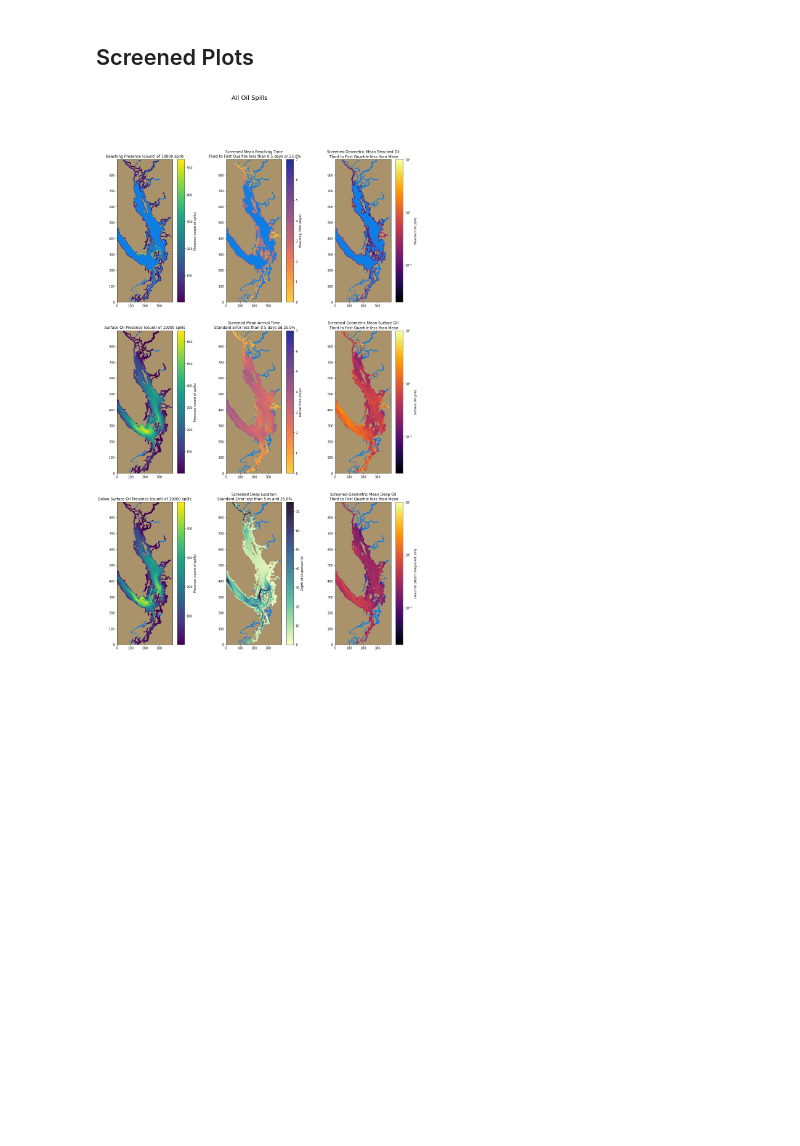
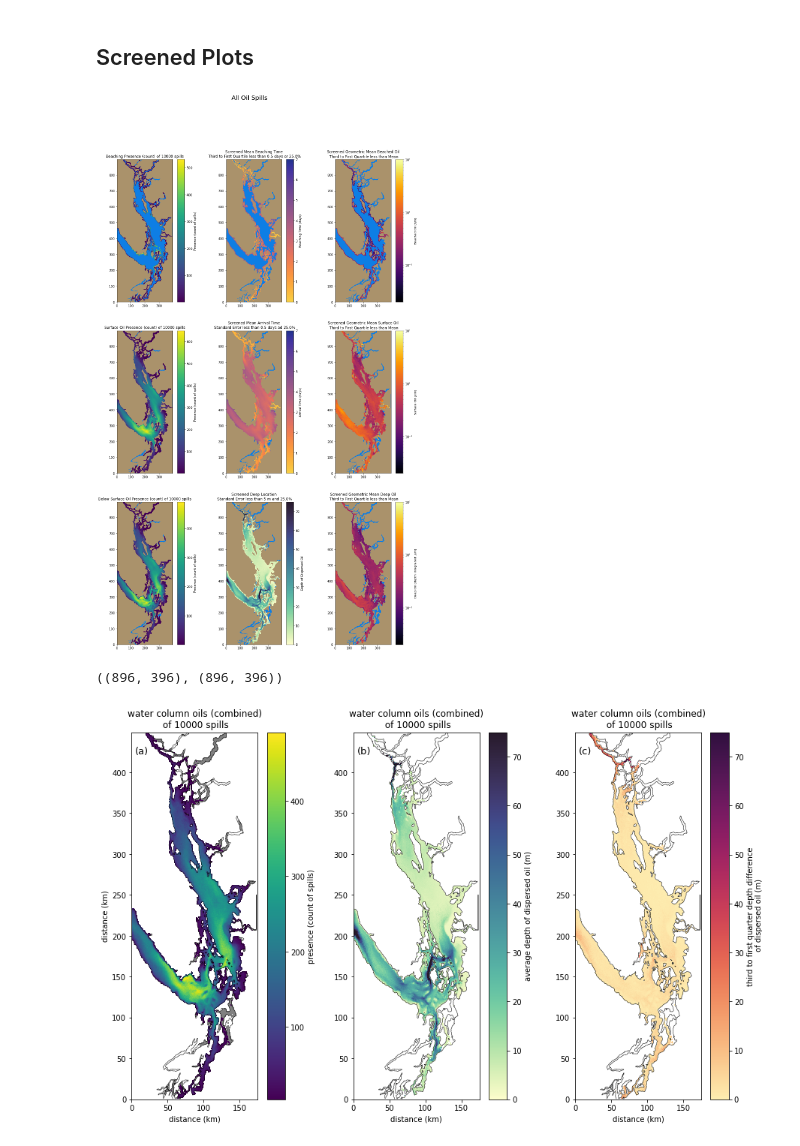
Before and after one commit to MIDOSS/Visualization, a Jupyter notebook: notebooks/Plot_Aggregates_oils_ErrorBnds.ipynb, the cells around one changed output. Cells and saved outputs as stored; diff of their text form; code cells hidden in the pictures; blank space fills up the shorter version.

Commit message:
Add explicit plotting of figure 4, paper 2'

```diff
--- a/notebooks/Plot_Aggregates_oils_ErrorBnds.ipynb
+++ b/notebooks/Plot_Aggregates_oils_ErrorBnds.ipynb
@@ -12,6 +13,8 @@ import numpy as np
 import xarray as xr
 
 %matplotlib inline
+# %%
+plt.rcParams.update({'font.size': 13})
 # %%
 thefile = '/data/sallen/MIDOSS/aggregated_spills_files/fiftieth_55_oils.nc'
 oil = xr.open_dataset(thefile)
@@ -433,9 +451,11 @@ print (location_25.shape)
 location = np.ma.masked_array(oil.deep_location[0]/(oil.deeppresence + eps),
                               (oil.deeppresence < need) | (
     (location_75 - location_25 > absol)
-    & (location_75 - location_25 > perol*oil.deep_location[0])))
+    & (location_75 - location_25 > perol*ma_deep_location)))
 
 ma_location_del = np.ma.masked_array(location_75 - location_25, oil.deeppresence < need)
+
+print (ma_deep_location.max())
 # %% [output]
 (50, 896, 396)
 (896, 396)
@@ -622,4 +643,64 @@ cb.set_label('Deep Oil (depth integrated: $\mu m$)')
 axs[2, 2].set_title(
     f'Screened Geometric Mean Deep Oil\n Third to First Quartile less than Mean');
 # %% [output]
-[figure, old version]
+[figure, new version]
+# %%
+location.shape, ma_deep_pres.shape
+# %% [output]
+((896, 396), (896, 396))
+# %%
+mylabels = ['(a)', '(b)', '(c)']
+
+fig, axs = plt.subplots(1, 3, figsize=(15, 9))
+
+minnum_spills = 4
+
+for iax, ax in enumerate(axs):
+    ax.contour(np.arange(jmin+1, jmax)*0.440, np.arange(imin+1, imax)*0.500, tmask[1:, 1:],
+              levels=[0.5], colors=['k'], linewidths=[0.5], zorder=5)
+    ax.set_ylim(imin*0.500, imax*0.500)
+    ax.set_xlim(jmin*0.44, jmax*0.44)
+    ax.set_aspect(aspect)
+    ax.set_xlabel('distance (km)')
+    ax.text(5, 420, mylabels[iax],
+            fontsize=13, verticalalignment='bottom',
+            )
+    ax.set_title(
+    f'water column oils (combined)\n of {oil.nofiles.values+smalloils} spills');
+axs[0].set_ylabel('distance (km)')
+
+
+cmap = copy.copy(plt.get_cmap('viridis'))
+cmap.set_under('grey')
+C = axs[0].pcolormesh(np.arange(jmin+1, jmax)*0.440, np.arange(imin+1, imax)*0.500, ma_deep_pres, zorder=2,
+                     vmin=minnum_spills, cmap=cmap)
+cb = fig.colorbar(C, ax=axs[0]);
+cb.set_label('presence (count of spills)')
+
+filter_location = copy.copy(location)
+filter_location[ma_deep_pres < minnum_spills] = -1
+
+cmap = copy.copy(cm.deep)
+cmap.set_under('w')
+C = axs[1].pcolormesh(np.arange(jmin+1, jmax)*0.440, np.arange(imin+1, imax)*0.500,
+     filter_location,
+    zorder=2, vmin=0, vmax=75, cmap=cmap
+)
+cb = fig.colorbar(C, ax=axs[1]);
+cb.set_label('average depth of dispersed oil (m)')
+
+
+filter_del = copy.copy(ma_location_del)
+filter_del[ma_deep_pres < minnum_spills] = -1
+
+cmap = copy.copy(cm.matter)
+cmap.set_under('w')
+
+C = axs[2].pcolormesh(np.arange(jmin+1, jmax)*0.440, np.arange(imin+1, imax)*0.500, filter_del,
+    zorder=2, vmax=75, cmap=cmap, vmin=0
+)
+cb = fig.colorbar(C, ax=axs[2]);
+cb.set_label('third to first quarter depth difference\n of dispersed oil (m)')
+fig.savefig('Waterdepth_figure.pdf');
+# %% [output]
+[figure, added]
```
Also changed, not shown: parts of 15 cells of this notebook.
